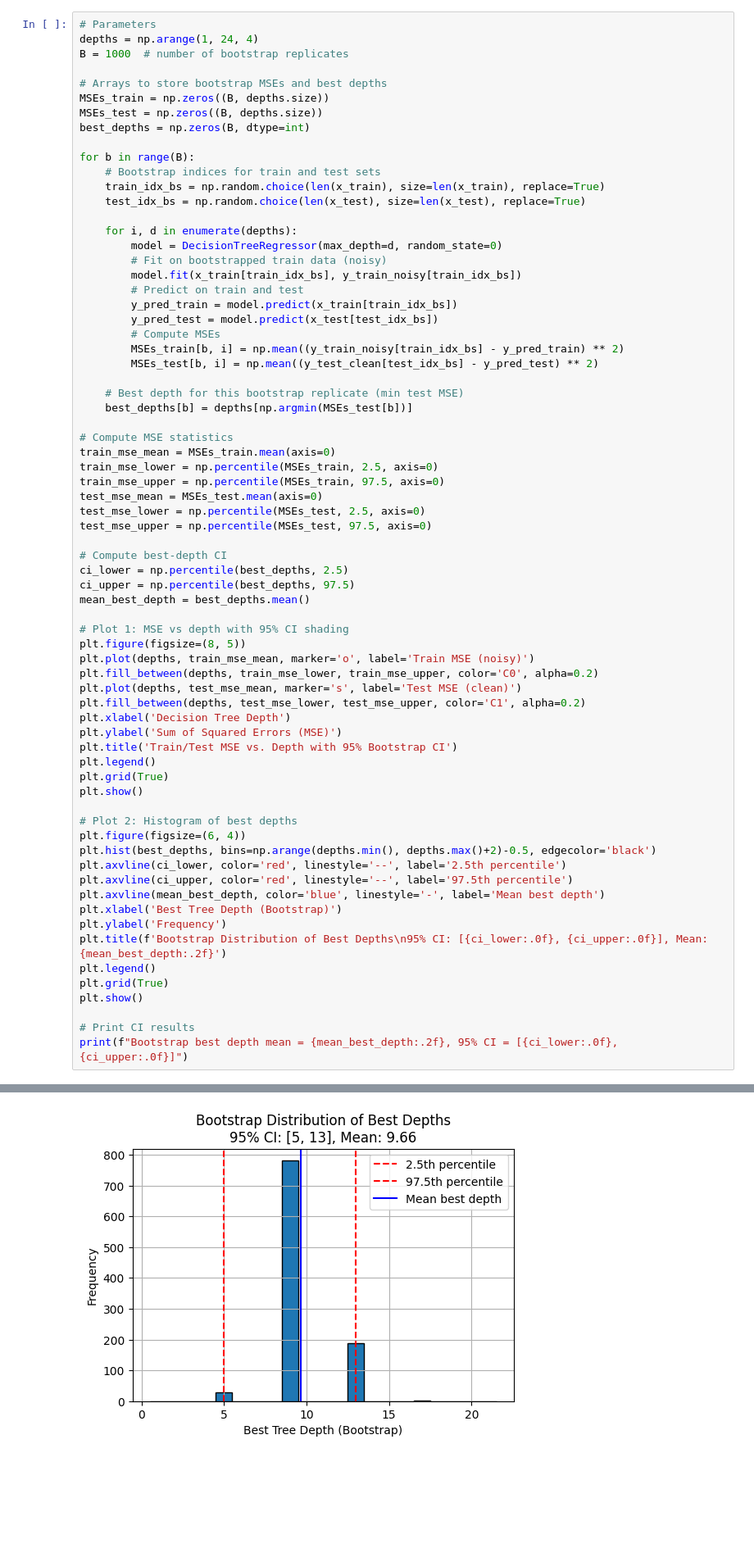
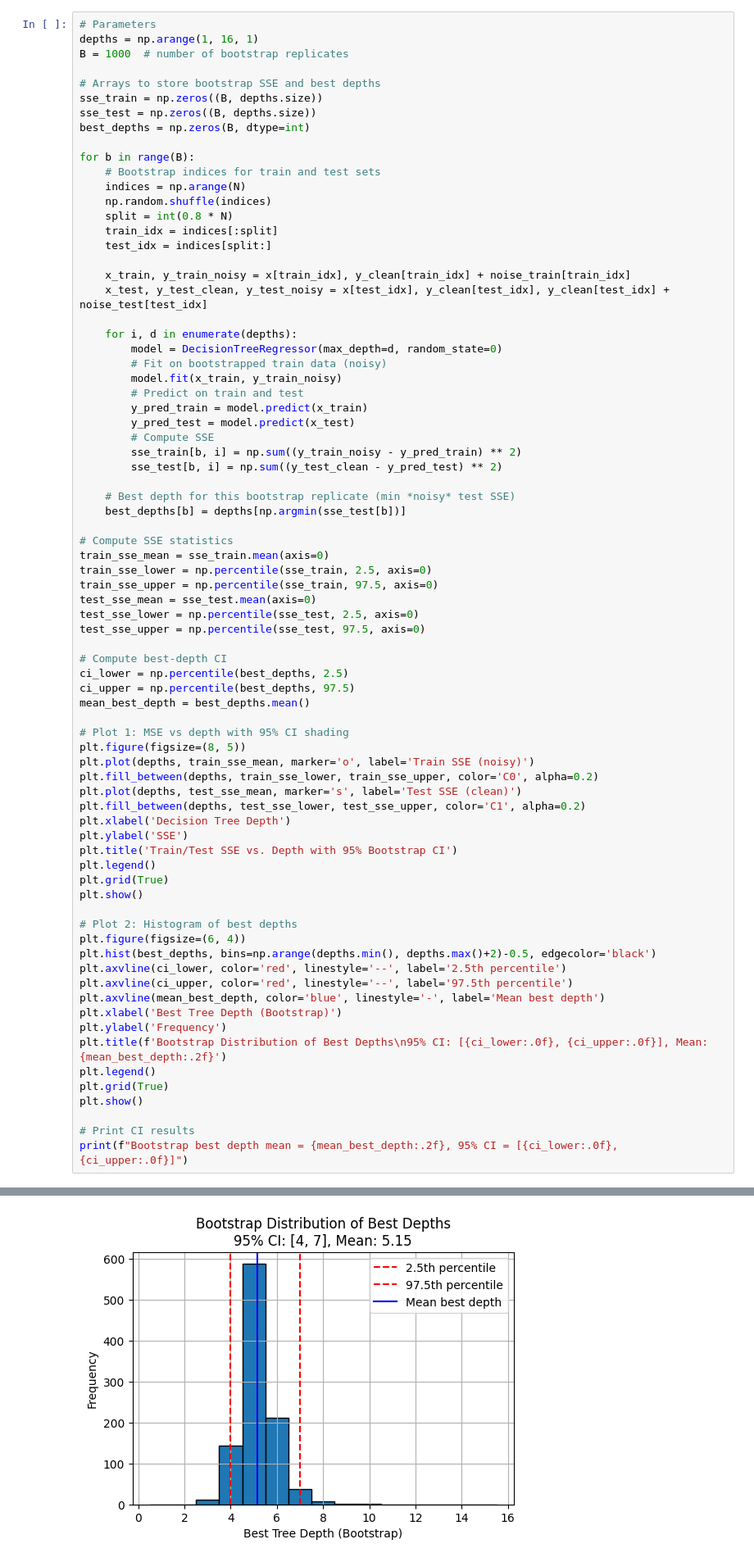
Before and after one commit to sashakolpakov/structure-functions, a Jupyter notebook: Structure_Function.ipynb, the cells around one changed output, grey strips where cells are left out. Shown at 82% size. Cells and saved outputs as stored; diff of their text form; blank space fills up the shorter version.

```diff
--- a/Structure_Function.ipynb
+++ b/Structure_Function.ipynb
@@ -413,39 +409,45 @@ plt.show()
 # %%
 # Parameters
-depths = np.arange(1, 24, 4)
+depths = np.arange(1, 16, 1)
 B = 1000  # number of bootstrap replicates
 
-# Arrays to store bootstrap MSEs and best depths
-MSEs_train = np.zeros((B, depths.size))
-MSEs_test = np.zeros((B, depths.size))
+# Arrays to store bootstrap SSE and best depths
+sse_train = np.zeros((B, depths.size))
+sse_test = np.zeros((B, depths.size))
 best_depths = np.zeros(B, dtype=int)
 
 for b in range(B):
     # Bootstrap indices for train and test sets
-    train_idx_bs = np.random.choice(len(x_train), size=len(x_train), replace=True)
-    test_idx_bs = np.random.choice(len(x_test), size=len(x_test), replace=True)
+    indices = np.arange(N)
+    np.random.shuffle(indices)
+    split = int(0.8 * N)
+    train_idx = indices[:split]
+    test_idx = indices[split:]
+
+    x_train, y_train_noisy = x[train_idx], y_clean[train_idx] + noise_train[train_idx]
+    x_test, y_test_clean, y_test_noisy = x[test_idx], y_clean[test_idx], y_clean[test_idx] + noise_test[test_idx]
 
     for i, d in enumerate(depths):
         model = DecisionTreeRegressor(max_depth=d, random_state=0)
         # Fit on bootstrapped train data (noisy)
-        model.fit(x_train[train_idx_bs], y_train_noisy[train_idx_bs])
+        model.fit(x_train, y_train_noisy)
         # Predict on train and test
-        y_pred_train = model.predict(x_train[train_idx_bs])
-        y_pred_test = model.predict(x_test[test_idx_bs])
-        # Compute MSEs
-        MSEs_train[b, i] = np.mean((y_train_noisy[train_idx_bs] - y_pred_train) ** 2)
-        MSEs_test[b, i] = np.mean((y_test_clean[test_idx_bs] - y_pred_test) ** 2)
+        y_pred_train = model.predict(x_train)
+        y_pred_test = model.predict(x_test)
+        # Compute SSE
+        sse_train[b, i] = np.sum((y_train_noisy - y_pred_train) ** 2)
+        sse_test[b, i] = np.sum((y_test_clean - y_pred_test) ** 2)
 
-    # Best depth for this bootstrap replicate (min test MSE)
-    best_depths[b] = depths[np.argmin(MSEs_test[b])]
+    # Best depth for this bootstrap replicate (min *noisy* test SSE)
+    best_depths[b] = depths[np.argmin(sse_test[b])]
 
-# Compute MSE statistics
-train_mse_mean = MSEs_train.mean(axis=0)
-train_mse_lower = np.percentile(MSEs_train, 2.5, axis=0)
-train_mse_upper = np.percentile(MSEs_train, 97.5, axis=0)
-test_mse_mean = MSEs_test.mean(axis=0)
-test_mse_lower = np.percentile(MSEs_test, 2.5, axis=0)
-test_mse_upper = np.percentile(MSEs_test, 97.5, axis=0)
+# Compute SSE statistics
+train_sse_mean = sse_train.mean(axis=0)
+train_sse_lower = np.percentile(sse_train, 2.5, axis=0)
+train_sse_upper = np.percentile(sse_train, 97.5, axis=0)
+test_sse_mean = sse_test.mean(axis=0)
+test_sse_lower = np.percentile(sse_test, 2.5, axis=0)
+test_sse_upper = np.percentile(sse_test, 97.5, axis=0)
 
 # Compute best-depth CI
 ci_lower = np.percentile(best_depths, 2.5)
@@ -454,13 +456,13 @@ mean_best_depth = best_depths.mean()
 
 # Plot 1: MSE vs depth with 95% CI shading
 plt.figure(figsize=(8, 5))
-plt.plot(depths, train_mse_mean, marker='o', label='Train MSE (noisy)')
-plt.fill_between(depths, train_mse_lower, train_mse_upper, color='C0', alpha=0.2)
-plt.plot(depths, test_mse_mean, marker='s', label='Test MSE (clean)')
-plt.fill_between(depths, test_mse_lower, test_mse_upper, color='C1', alpha=0.2)
+plt.plot(depths, train_sse_mean, marker='o', label='Train SSE (noisy)')
+plt.fill_between(depths, train_sse_lower, train_sse_upper, color='C0', alpha=0.2)
+plt.plot(depths, test_sse_mean, marker='s', label='Test SSE (clean)')
+plt.fill_between(depths, test_sse_lower, test_sse_upper, color='C1', alpha=0.2)
 plt.xlabel('Decision Tree Depth')
-plt.ylabel('Sum of Squared Errors (MSE)')
-plt.title('Train/Test MSE vs. Depth with 95% Bootstrap CI')
+plt.ylabel('SSE')
+plt.title('Train/Test SSE vs. Depth with 95% Bootstrap CI')
 plt.legend()
 plt.grid(True)
 plt.show()
@@ -485 +487 @@ print(f"Bootstrap best depth mean = {mean_best_depth:.2f}, 95% CI = [{ci_lower:.
-[figure, old version]
+[figure, new version]
```
Also changed, not shown: parts of 17 cells of this notebook.
